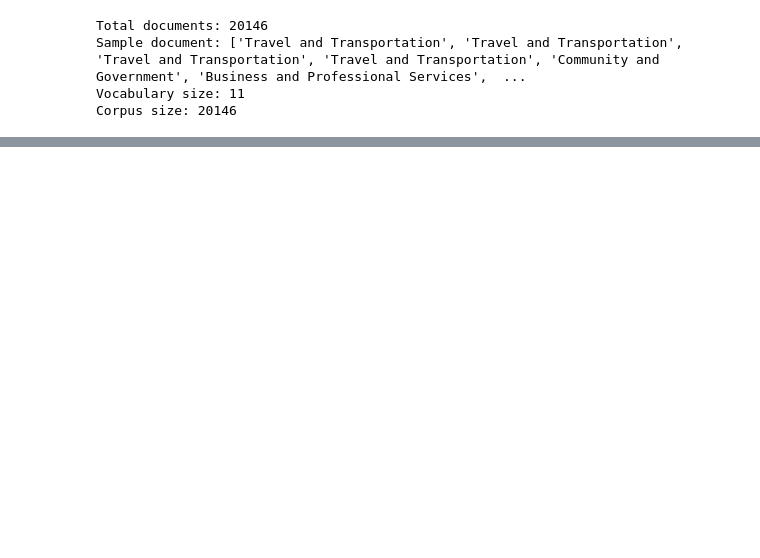
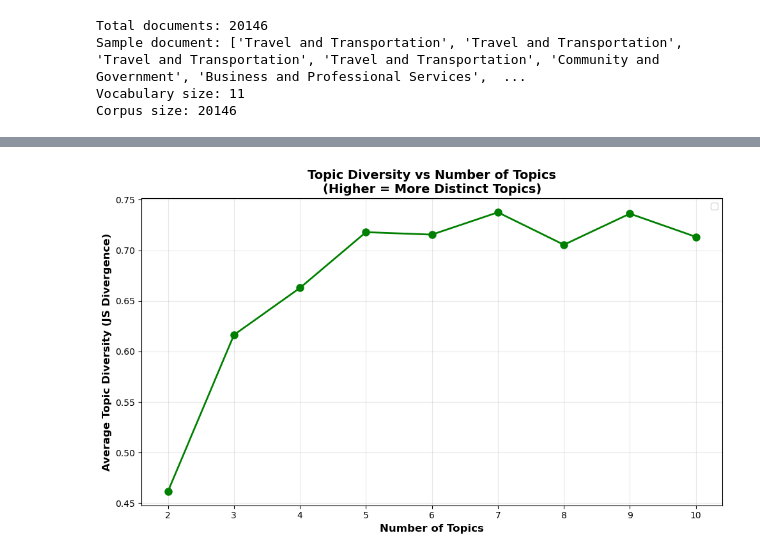
Before and after one commit to waseq-unsw/DATA5925_Code, a Jupyter notebook: visualization_analysis.ipynb, the cells around one changed output, grey strips where cells are left out. Saved outputs shown, nothing was run; the diff lists cells and outputs as text; code cells hidden in the pictures; blank space fills up the shorter version.

```diff
--- a/visualization_analysis.ipynb
+++ b/visualization_analysis.ipynb
@@ -239,0 +284,15 @@ plt.show()
+# %%
+# Plot
+plt.figure(figsize=(10, 6))
+plt.plot(range(2, 11), diversity_scores, 'go-', linewidth=2, markersize=8)
+plt.xlabel('Number of Topics', fontsize=12, fontweight='bold')
+plt.ylabel('Average Topic Diversity (JS Divergence)', fontsize=12, fontweight='bold')
+plt.title('Topic Diversity vs Number of Topics\n(Higher = More Distinct Topics)',
+          fontsize=14, fontweight='bold')
+plt.grid(alpha=0.3)
+plt.legend()
+plt.tight_layout()
+plt.savefig('figures/topic_diversity_analysis.png', dpi=300, bbox_inches='tight')
+plt.show()
+# %% [output]
+[figure, added]
```
Also changed, not shown: parts of 5 cells of this notebook, 2 other files.
